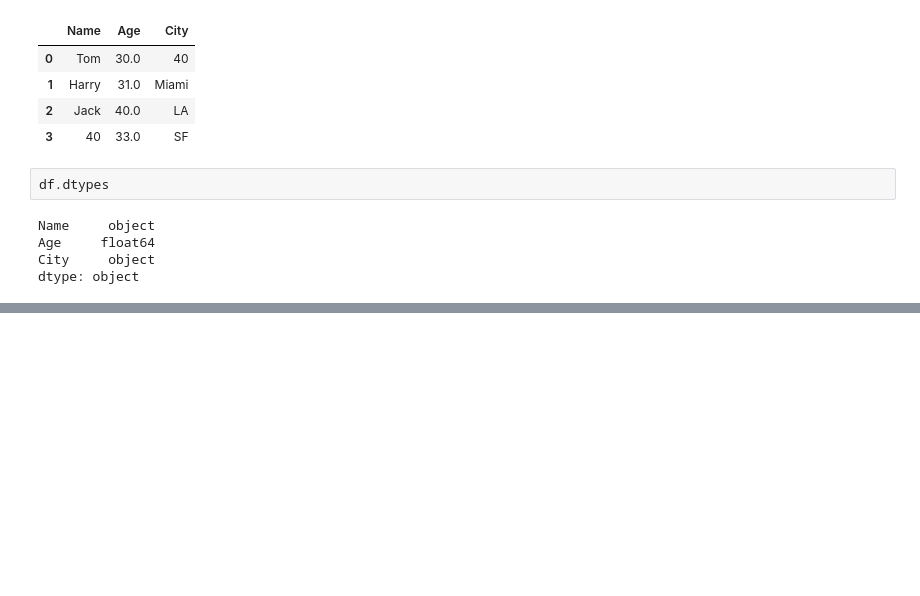
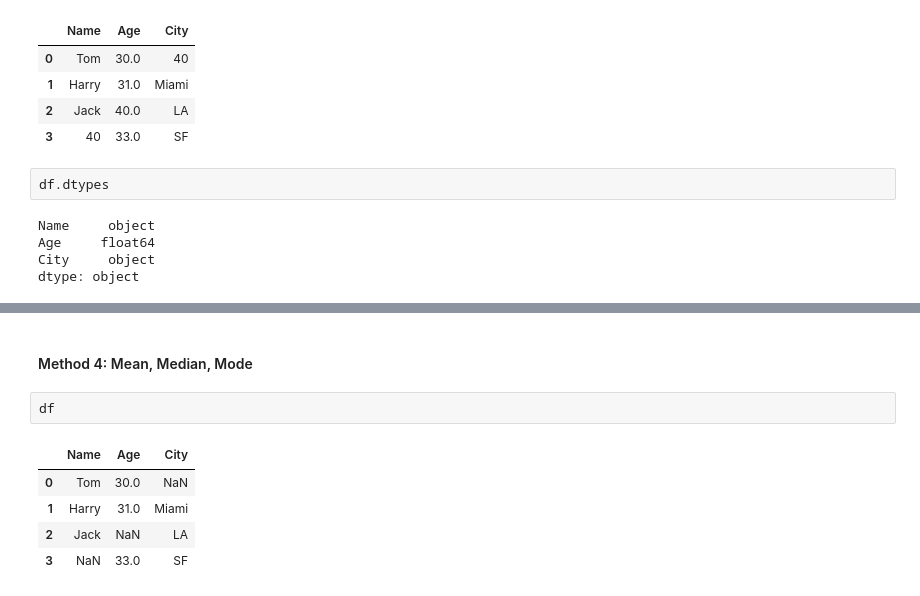
Before and after one commit to rishav-sah/p1-python-eda, a Jupyter notebook: 02-eda-python/09-eda-missing-values-analysis.ipynb, the cells around one changed output, grey strips where cells are left out. Drawn from its saved outputs; the diff is of its cells as text; blank space fills up the shorter version.

```diff
--- a/02-eda-python/09-eda-missing-values-analysis.ipynb
+++ b/02-eda-python/09-eda-missing-values-analysis.ipynb
@@ -103,0 +218,10 @@ dtype: object
+# %% [markdown]
+#### Method 4: Mean, Median, Mode
+# %%
+df
+# %% [output]
+|  | Name | Age | City |
+| 0 | Tom | 30.0 | NaN |
+| 1 | Harry | 31.0 | Miami |
+| 2 | Jack | NaN | LA |
+| 3 | NaN | 33.0 | SF |
```
Also changed, not shown: parts of 9 cells of this notebook, 26 other files.
